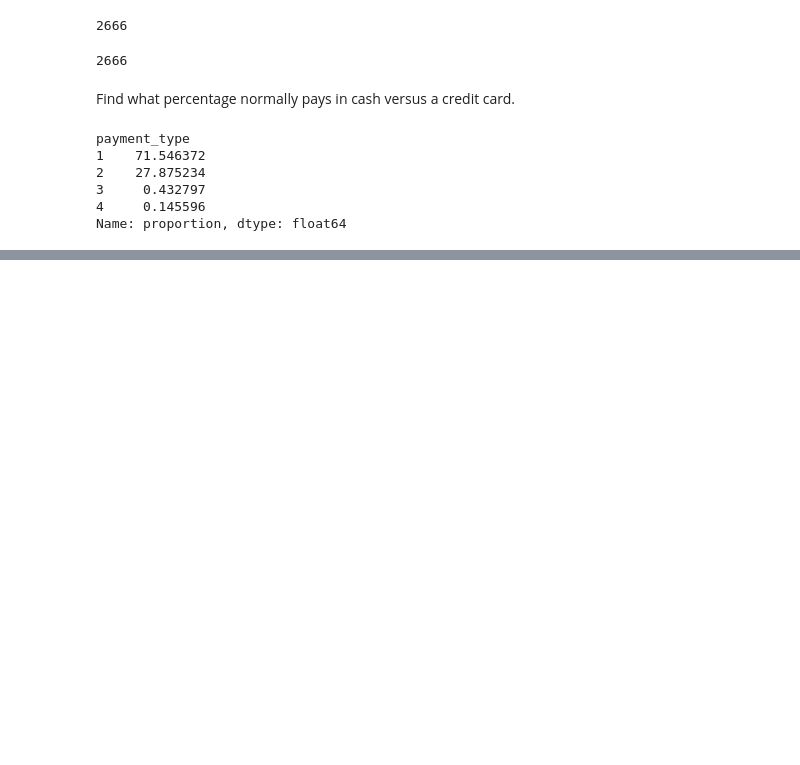
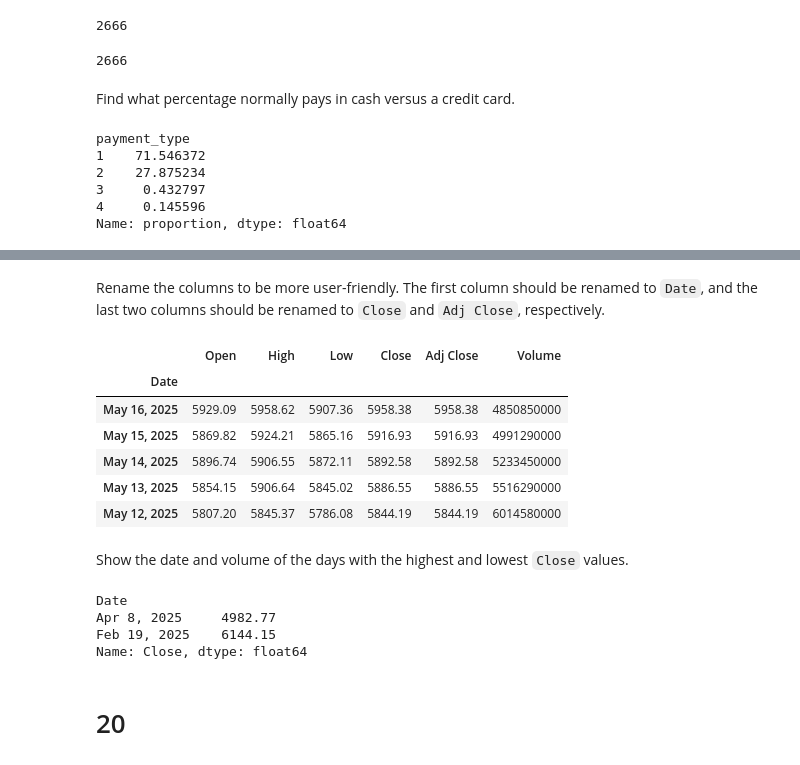
Before and after one commit to valatwork/excel-with-python-and-r, a Jupyter notebook: project/007P-workout-3.ipynb, the cells around one changed output, grey strips where cells are left out. Drawn from its saved outputs; the diff is of its cells as text; code cells hidden in the pictures; blank space fills up the shorter version.

```diff
--- a/project/007P-workout-3.ipynb
+++ b/project/007P-workout-3.ipynb
@@ -114,0 +494,8 @@ Name: proportion, dtype: float64
+# %%
+import requests
+from io import StringIO
+
+r = requests.get('https://finance.yahoo.com/quote/%5EGSPC/history?p=%5EGSPC',
+                headers={'User-Agent': 'Mozilla/5.0'})
+
+df = pd.read_html(StringIO(r.content.decode()))[0].set_index('Date').iloc[:-1]
@@ -114,0 +518,25 @@ Name: proportion, dtype: float64
+# %% [markdown]
+Rename the columns to be more user-friendly. The first column should be renamed to `Date`, and the last two columns should be renamed to `Close` and `Adj Close`, respectively.
+# %%
+df.rename(columns={'Close Close price adjusted for splits.': 'Close', 'Adj Close Adjusted close price adjusted for splits and dividend and/or capital gain distributions.': 'Adj Close'}, inplace=True)
+# %%
+df.head()
+# %% [output]
+|  | Open | High | Low | Close | Adj Close | Volume |
+| Date |  |  |  |  |  |  |
+| May 16, 2025 | 5929.09 | 5958.62 | 5907.36 | 5958.38 | 5958.38 | 4850850000 |
+| May 15, 2025 | 5869.82 | 5924.21 | 5865.16 | 5916.93 | 5916.93 | 4991290000 |
+| May 14, 2025 | 5896.74 | 5906.55 | 5872.11 | 5892.58 | 5892.58 | 5233450000 |
+| May 13, 2025 | 5854.15 | 5906.64 | 5845.02 | 5886.55 | 5886.55 | 5516290000 |
+| May 12, 2025 | 5807.20 | 5845.37 | 5786.08 | 5844.19 | 5844.19 | 6014580000 |
+# %% [markdown]
+Show the date and volume of the days with the highest and lowest `Close` values.
+# %%
+df.loc[df['Close'].agg(['idxmin', 'idxmax']), 'Close']
+# %% [output]
+Date
+Apr 8, 2025     4982.77
+Feb 19, 2025    6144.15
+Name: Close, dtype: float64
+# %% [markdown]
+# 20
```
Also changed, not shown: parts of 92 cells of this notebook.
